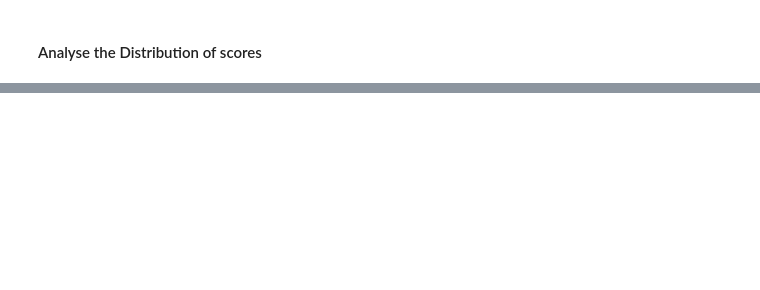
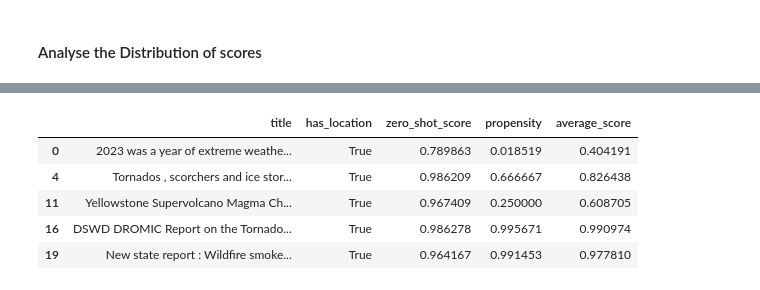
Before and after one commit to james-lunt/Nat_Cat_Events, a Jupyter notebook: 2_Data_Cleaning.ipynb, the cells around one changed output, grey strips where cells are left out. Saved outputs shown, nothing was run; the diff lists cells and outputs as text; code cells hidden in the pictures; blank space fills up the shorter version.

```diff
--- a/2_Data_Cleaning.ipynb
+++ b/2_Data_Cleaning.ipynb
@@ -150,0 +322,9 @@ titles_location_df['zero_shot_score'].hist(bins=100)
+# %%
+less_confident_df.head()
+# %% [output]
+|  | title | has_location | zero_shot_score | propensity | average_score |
+| 0 | 2023 was a year of extreme weathe... | True | 0.789863 | 0.018519 | 0.404191 |
+| 4 | Tornados , scorchers and ice stor... | True | 0.986209 | 0.666667 | 0.826438 |
+| 11 | Yellowstone Supervolcano Magma Ch... | True | 0.967409 | 0.250000 | 0.608705 |
+| 16 | DSWD DROMIC Report on the Tornado... | True | 0.986278 | 0.995671 | 0.990974 |
+| 19 | New state report : Wildfire smoke... | True | 0.964167 | 0.991453 | 0.977810 |
```
Also changed, not shown: parts of 22 cells of this notebook, 2 other files.
